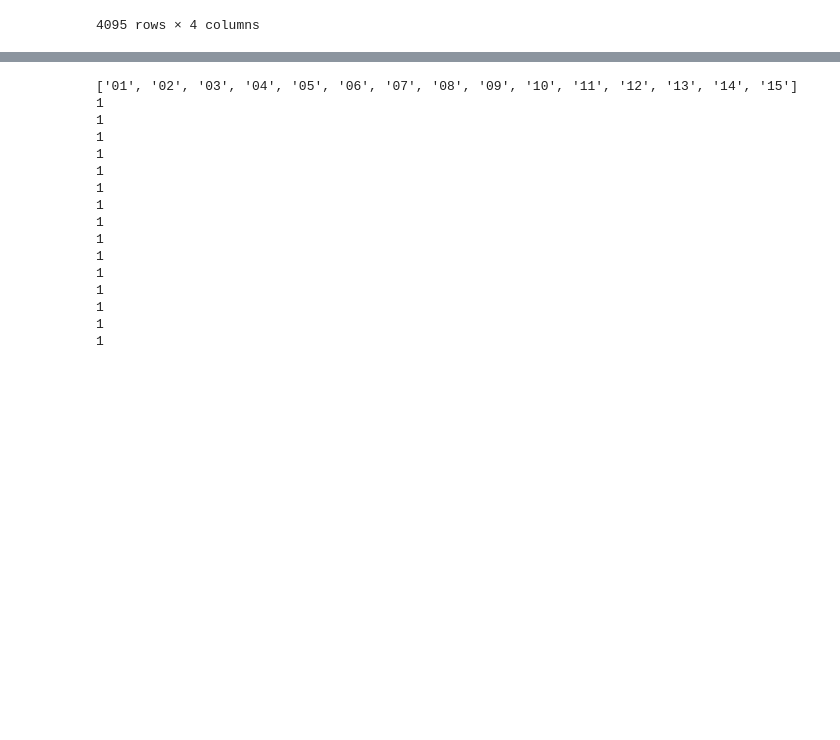
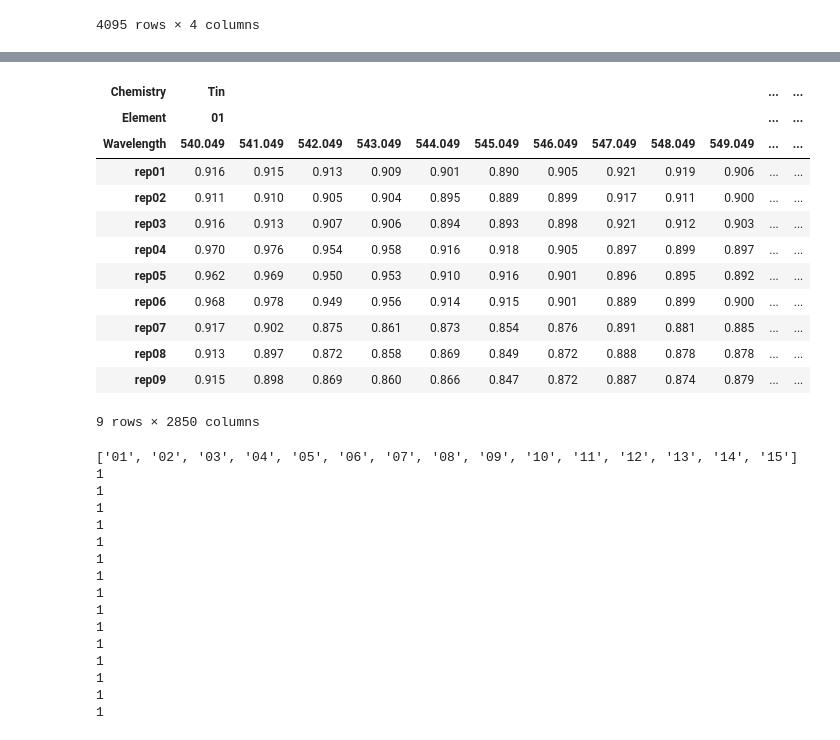
Before and after one commit to calcut/dwt-optical, a Jupyter notebook: csv_import_export.ipynb, the cells around one changed output, grey strips where cells are left out. Saved outputs shown, nothing was run; the diff lists cells and outputs as text; code cells hidden in the pictures; blank space fills up the shorter version.

Commit message:
working on bulk run. merge meta_df still wip

```diff
--- a/csv_import_export.ipynb
+++ b/csv_import_export.ipynb
@@ -146,7 +176,7 @@ chem_map = {
     '15': 'Silicon'
     }
 
-csv.apply_chem_map(chem_map, path='sampledata/index.tsv')
+csv.apply_chem_map(chem_map, './imported/index.txt')
 # %% [markdown]
 ## Example of searching by metadata
 
@@ -204,3 +222,38 @@ exporting dataframes
+# %%
+import lib.csv_helpers as csv
+import lib.data_process
+meta_df = csv.read_metadata('./imported/index.txt')
+selection = csv.select_from_metadata('fluid', 'Beer', meta_df)
+
+dp = lib.data_process.DataProcessor()
+dp.apply_normalise = True
+dp.apply_smooth = True
+dp.apply_trim = True
+dp.apply_interpolate = True
+dp.apply_round = True
+
+dp.smooth_points = 3
+dp.wavelength_trim_min = 540
+dp.wavelength_trim_max = 730
+dp.round_decimals = 3
+dp.interpolate_sampling_rate = 1.0
+
+export = csv.export_dataframes(path='./imported', meta_df=selection, dp=dp)
+export
+# %% [output]
+| Chemistry | Tin |  |  |  |  |  |  |  |  |  | ... | ... |
+| Element | 01 |  |  |  |  |  |  |  |  |  | ... | ... |
+| Wavelength | 540.049 | 541.049 | 542.049 | 543.049 | 544.049 | 545.049 | 546.049 | 547.049 | 548.049 | 549.049 | ... | ... |
+| rep01 | 0.916 | 0.915 | 0.913 | 0.909 | 0.901 | 0.890 | 0.905 | 0.921 | 0.919 | 0.906 | ... | ... |
+| rep02 | 0.911 | 0.910 | 0.905 | 0.904 | 0.895 | 0.889 | 0.899 | 0.917 | 0.911 | 0.900 | ... | ... |
+| rep03 | 0.916 | 0.913 | 0.907 | 0.906 | 0.894 | 0.893 | 0.898 | 0.921 | 0.912 | 0.903 | ... | ... |
+| rep04 | 0.970 | 0.976 | 0.954 | 0.958 | 0.916 | 0.918 | 0.905 | 0.897 | 0.899 | 0.897 | ... | ... |
+| rep05 | 0.962 | 0.969 | 0.950 | 0.953 | 0.910 | 0.916 | 0.901 | 0.896 | 0.895 | 0.892 | ... | ... |
+| rep06 | 0.968 | 0.978 | 0.949 | 0.956 | 0.914 | 0.915 | 0.901 | 0.889 | 0.899 | 0.900 | ... | ... |
+| rep07 | 0.917 | 0.902 | 0.875 | 0.861 | 0.873 | 0.854 | 0.876 | 0.891 | 0.881 | 0.885 | ... | ... |
+| rep08 | 0.913 | 0.897 | 0.872 | 0.858 | 0.869 | 0.849 | 0.872 | 0.888 | 0.878 | 0.878 | ... | ... |
+| rep09 | 0.915 | 0.898 | 0.869 | 0.860 | 0.866 | 0.847 | 0.872 | 0.887 | 0.874 | 0.879 | ... | ... |
+9 rows × 2850 columns
 # %%
 import lib.csv_helpers as csv
 from IPython.display import display
```
Also changed, not shown: parts of 24 cells of this notebook, 1 other file.
